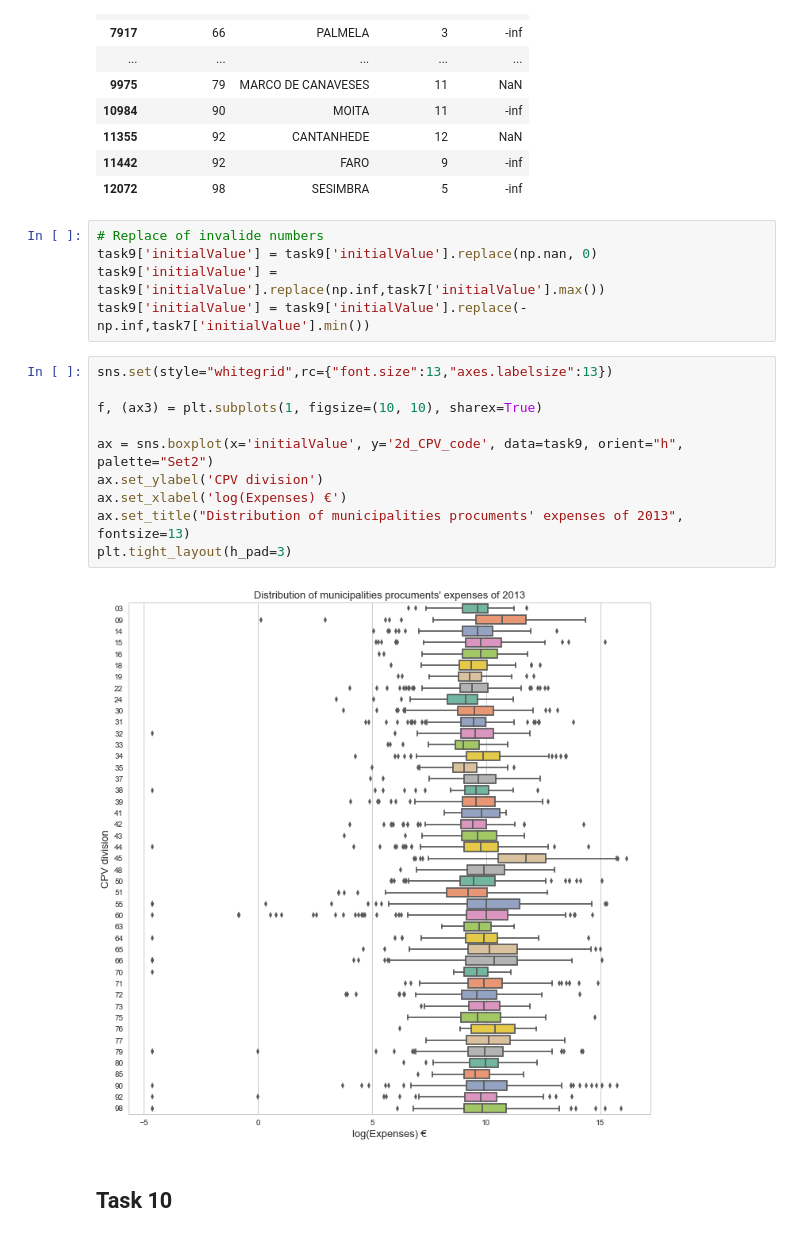
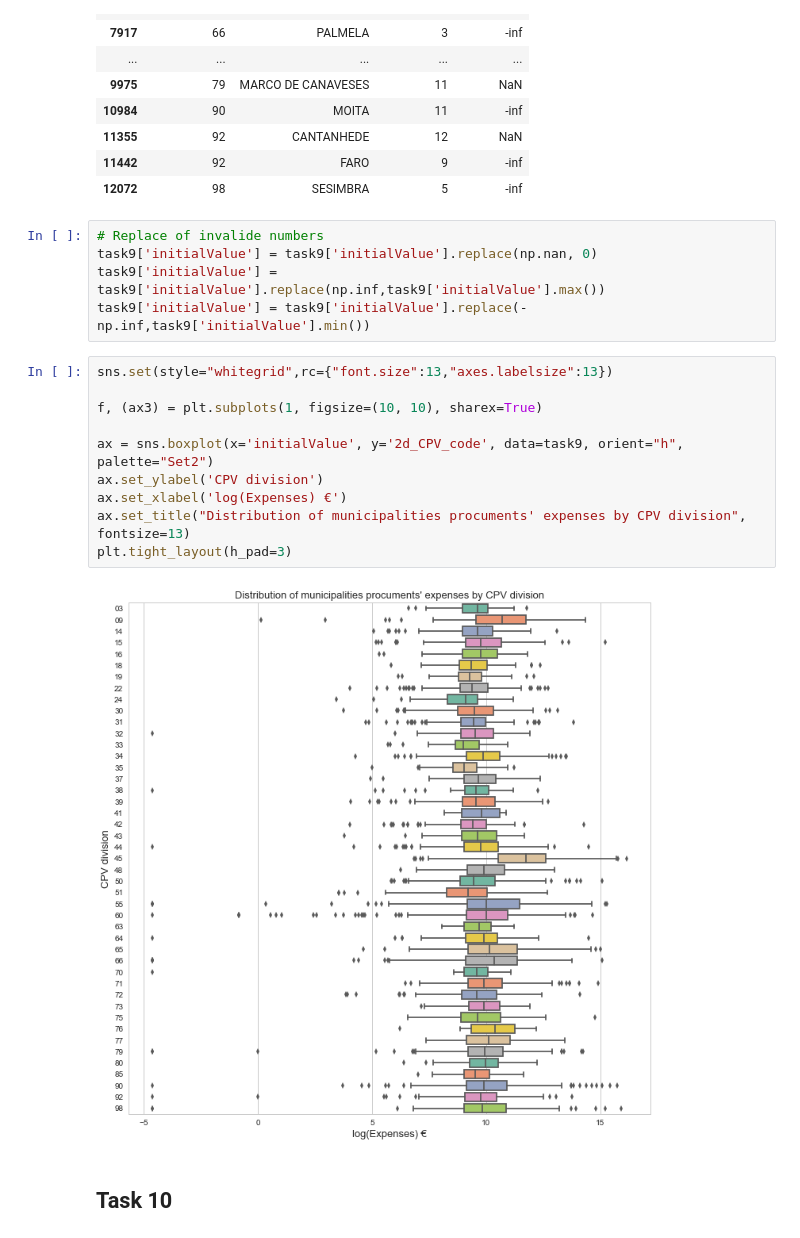
Before and after one commit to RodolfoLSS/Portuguese_Procurements, a Jupyter notebook: H7.20180088.ipynb, the cells around one changed output. Saved outputs shown, nothing was run; the diff lists cells and outputs as text.

Commit message:
Some graphs added

```diff
--- a/H7.20180088.ipynb
+++ b/H7.20180088.ipynb
@@ -542,20 +542,20 @@ task9.loc[task9['initialValue'].isin([np.nan, np.inf, -np.inf])]
 # %%
 # Replace of invalide numbers
 task9['initialValue'] = task9['initialValue'].replace(np.nan, 0)
-task9['initialValue'] = task9['initialValue'].replace(np.inf,task7['initialValue'].max())
-task9['initialValue'] = task9['initialValue'].replace(-np.inf,task7['initialValue'].min())
+task9['initialValue'] = task9['initialValue'].replace(np.inf,task9['initialValue'].max())
+task9['initialValue'] = task9['initialValue'].replace(-np.inf,task9['initialValue'].min())
 # %%
 sns.set(style="whitegrid",rc={"font.size":13,"axes.labelsize":13})
 
 f, (ax3) = plt.subplots(1, figsize=(10, 10), sharex=True)
 
 ax = sns.boxplot(x='initialValue', y='2d_CPV_code', data=task9, orient="h", palette="Set2")
 ax.set_ylabel('CPV division')
 ax.set_xlabel('log(Expenses) €')
-ax.set_title("Distribution of municipalities procuments' expenses of 2013", fontsize=13)
+ax.set_title("Distribution of municipalities procuments' expenses by CPV division", fontsize=13)
 plt.tight_layout(h_pad=3)
 # %% [output]
-[figure, old version]
+[figure, new version]
 # %% [markdown]
 ## Task 10
 # %%
```
Also changed, not shown: parts of 11 cells of this notebook.
